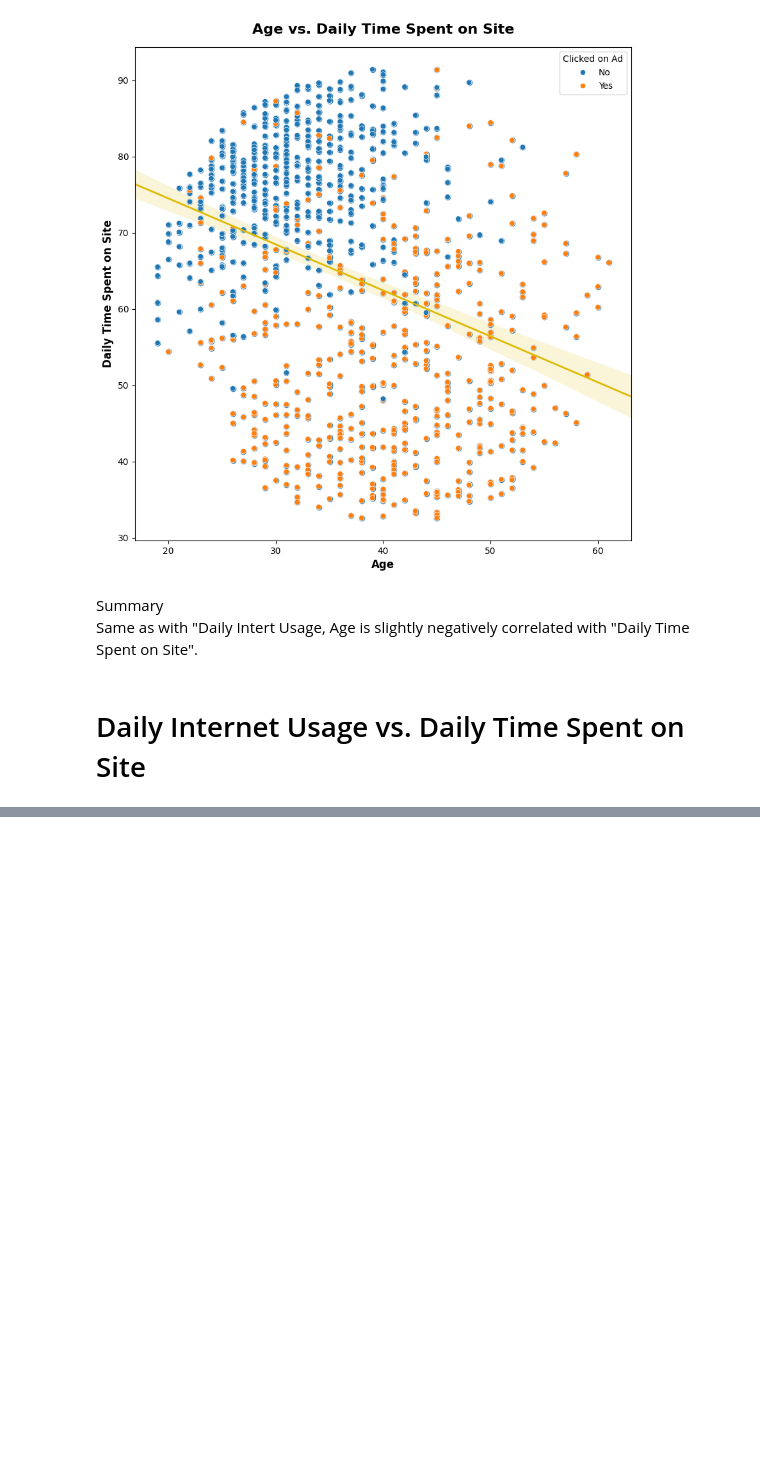
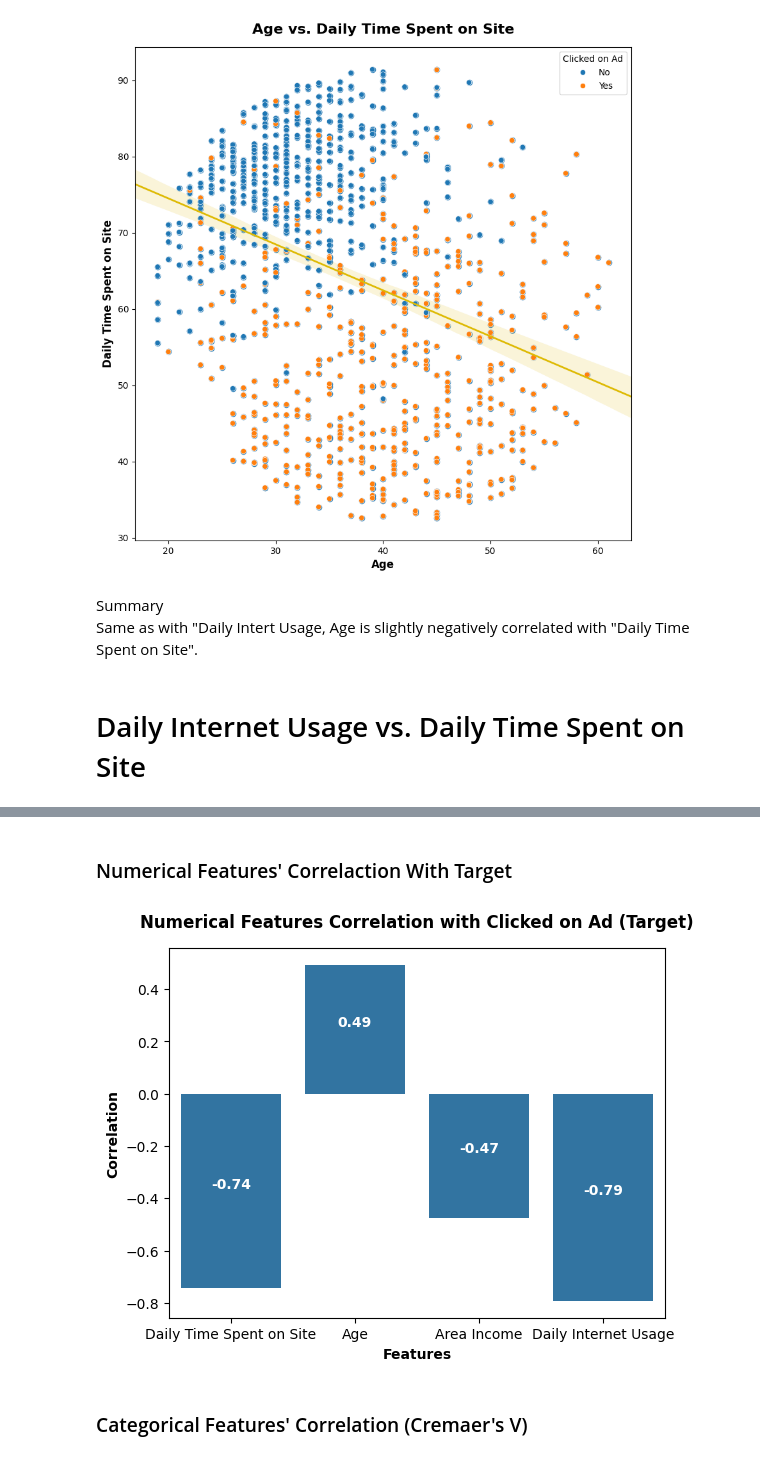
Before and after one commit to Beyoojn/predictclickads, a Jupyter notebook: advertisement.ipynb, the cells around one changed output, grey strips where cells are left out. Saved outputs shown, nothing was run; the diff lists cells and outputs as text; code cells hidden in the pictures; blank space fills up the shorter version.

```diff
--- a/advertisement.ipynb
+++ b/advertisement.ipynb
@@ -256,6 +268,7 @@ Summary
 # %%
 cats1=cats.copy()
 cats1.remove('Clicked on Ad')
+cats1.remove('timestamp')
 df_temp = df.copy()
 plt.figure(figsize=(20,14))
 for i in range(len(cats1)):
@@ -424,0 +354,30 @@ set(df_clean.province)
+# %% [markdown]
+### Numerical Features' Correlaction With Target
+# %%
+correlation = []
+df_pb = df.copy()
+df_pb['Clicked on Ad'] = np.where(df_pb['Clicked on Ad'] == 'Yes', 1, 0)
+df_pb.dropna(inplace=True)
+for i in range(len(nums)):
+  corr, p = stats.pointbiserialr(df_pb['Clicked on Ad'], df_pb[nums[i]])
+  vals = [nums[i], corr]
+  correlation.append(vals)
+
+df_corr = pd.DataFrame(data = correlation, columns=['Features', 'Correlation'])
+bar = sns.barplot(x='Features', y='Correlation', data=df_corr)
+plt.ylabel('Correlation', fontsize=10, fontweight = 'bold')
+plt.xlabel('Features', fontsize=10, fontweight = 'bold')
+plt.title('Numerical Features Correlation with Clicked on Ad (Target)', fontsize=12, fontweight = 'bold', pad = 15)
+
+for i in bar.patches:
+  height = i.get_height()
+  width = i.get_width()
+  x = i.get_x()
+  y = i.get_y()
+  bar.annotate(f'{round(height, 2)}', (x + width/2, y + (height/2)), ha='center', va='bottom', color = 'white', fontweight = 'bold')
+
+plt.show()
+# %% [output]
+[figure, added]
+# %% [markdown]
+### Categorical Features' Correlation (Cremaer's V)
```
Also changed, not shown: parts of 88 cells of this notebook.
